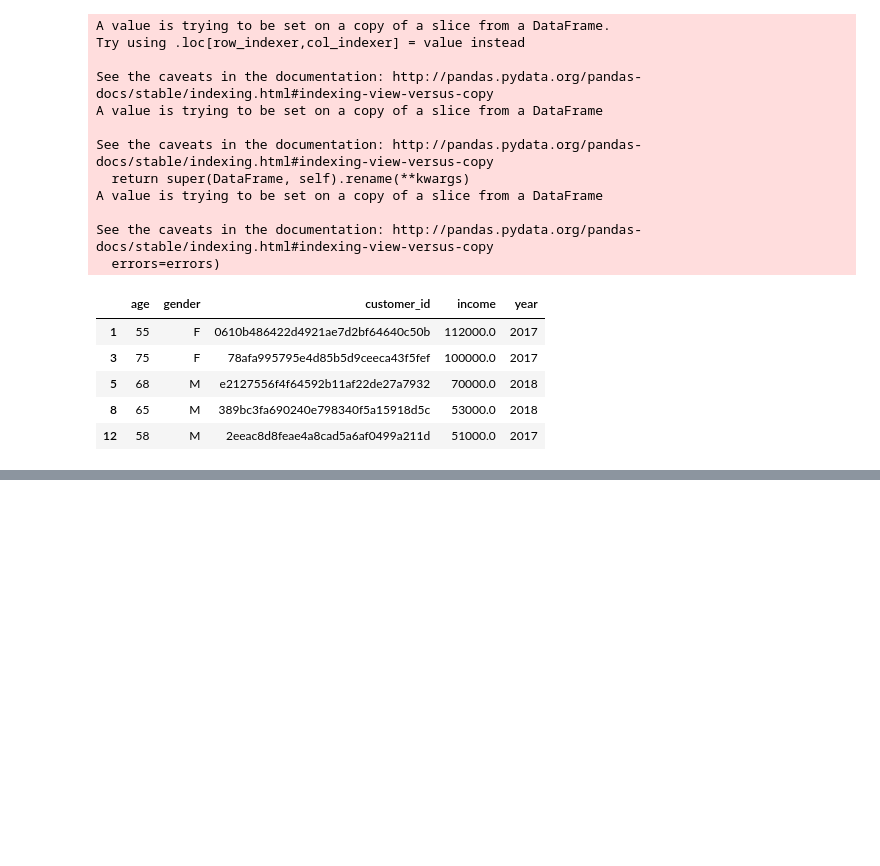
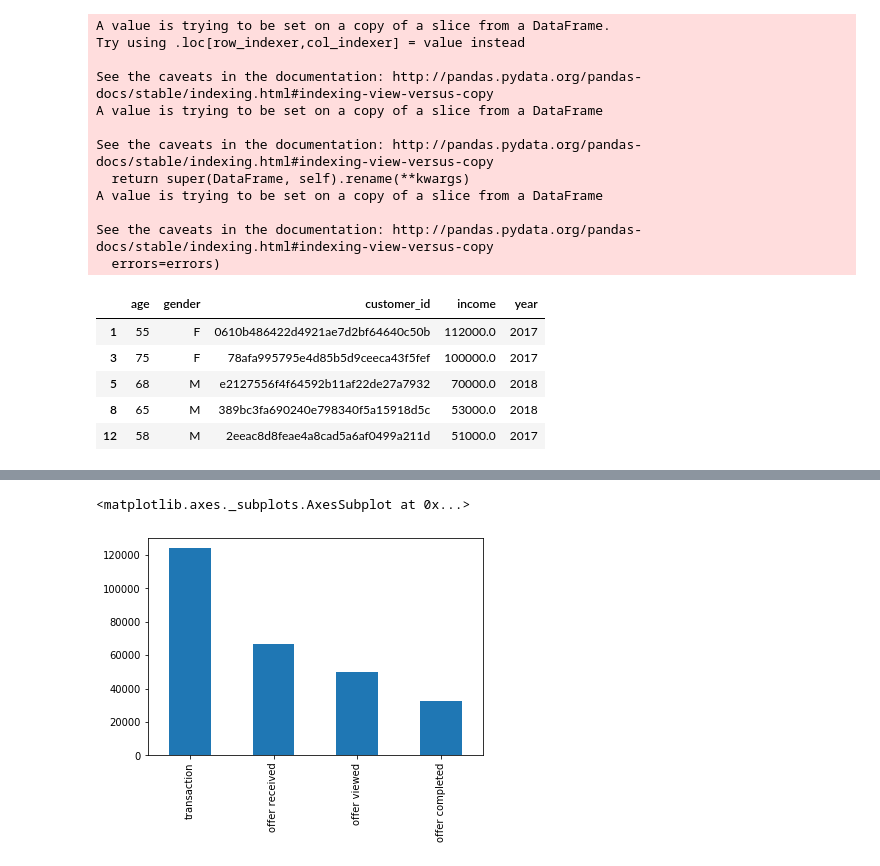
Before and after one commit to sharvaridhote/DataScience-Capstone-Udacity, a Jupyter notebook: Starbucks_Capstone_notebook.ipynb, the cells around one changed output, grey strips where cells are left out. Saved outputs shown, nothing was run; the diff lists cells and outputs as text; code cells hidden in the pictures; blank space fills up the shorter version.

```diff
--- a/Starbucks_Capstone_notebook.ipynb
+++ b/Starbucks_Capstone_notebook.ipynb
@@ -385,0 +443,5 @@ def transcript_clean(transcript):
+# %%
+df_final['event'].value_counts().plot.bar()
+# %% [output]
+<matplotlib.axes._subplots.AxesSubplot at 0x...>
+[figure, added]
```
Also changed, not shown: parts of 49 cells of this notebook.
